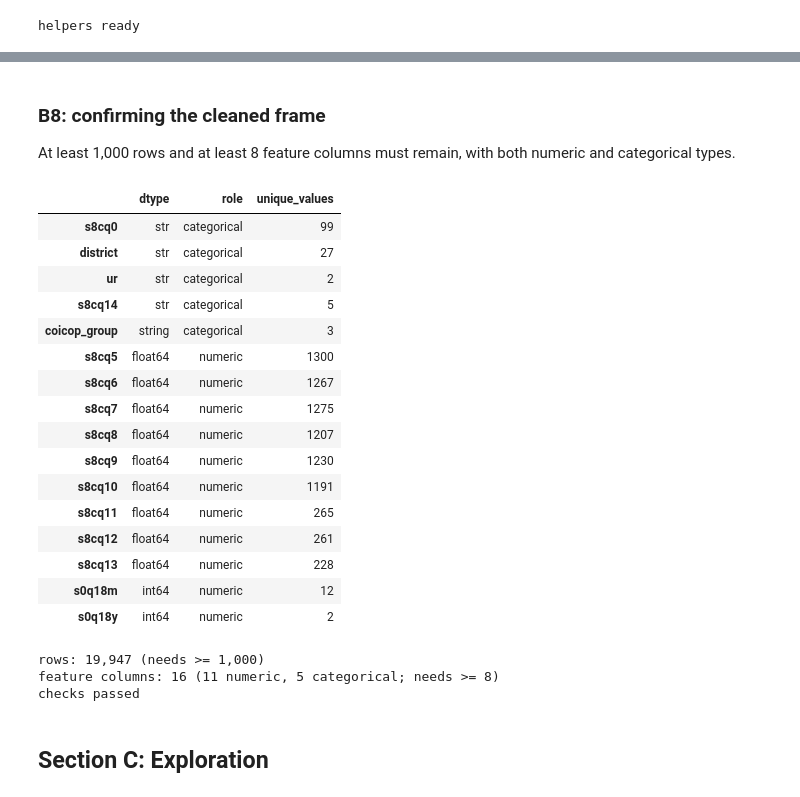
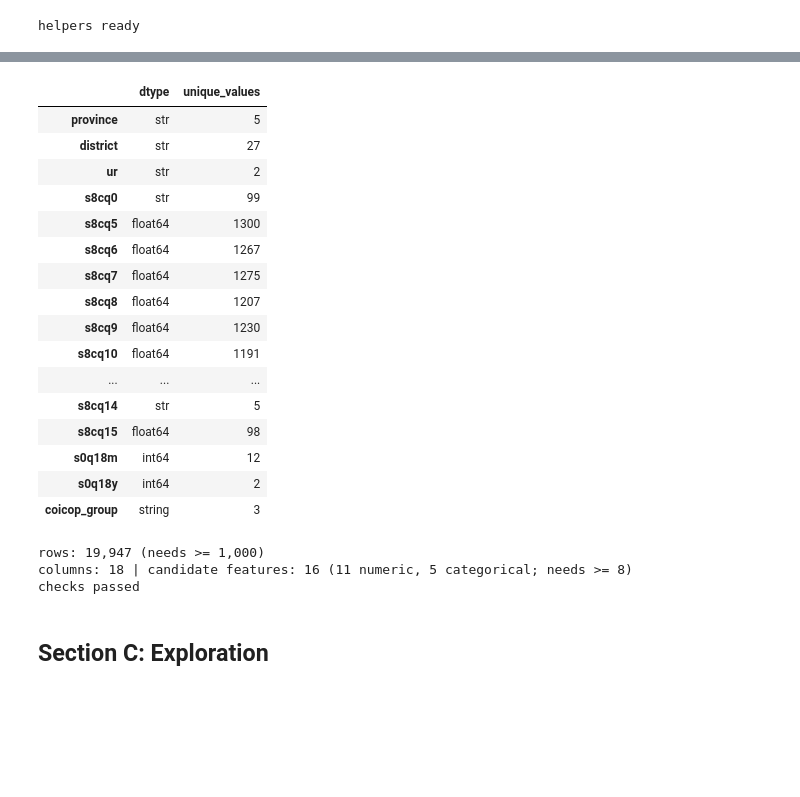
Before and after one commit to elkuradusenge/linear_regression_model, a Jupyter notebook: summative/linear_regression/multivariate.ipynb, the cells around one changed output, grey strips where cells are left out. Drawn from its saved outputs; the diff is of its cells as text; code cells hidden in the pictures; blank space fills up the shorter version.

```diff
--- a/summative/linear_regression/multivariate.ipynb
+++ b/summative/linear_regression/multivariate.ipynb
@@ -191,5 +266,5 @@ The decisions below are applied inside `load_clean()`. Each one is inspected fir
 # %%
-df = load_clean()
-print(f"rows: {len(df):,} | columns: {df.shape[1]}")
+df, household = load_clean()
+print(f"rows: {len(df):,} | candidate columns: {len(CANDIDATE_COLUMNS)} | households: {household.nunique():,}")
 df.head()
 # %% [output]
@@ -298,44 +425,40 @@ rows that report a quantity. Every input keeps its full meaning on those rows.
-# %% [markdown]
-### B8: confirming the cleaned frame
-
-At least 1,000 rows and at least 8 feature columns must remain, with both numeric and categorical types.
 # %%
-types = pd.DataFrame({
-    "dtype": [str(df[c].dtype) for c in FEATURE_COLUMNS],
-    "role": ["categorical" if c in CATEGORICAL_FEATURES else "numeric" for c in FEATURE_COLUMNS],
-    "unique_values": [int(df[c].nunique()) for c in FEATURE_COLUMNS],
-}, index=FEATURE_COLUMNS)
-display(types)
+checks = pd.DataFrame({
+    "dtype": df.dtypes.astype(str),
+    "unique_values": df.nunique(),
+})
+display(checks)
 
 assert len(df) >= 1000, "too few rows"
-assert len(FEATURE_COLUMNS) >= 8, "too few feature columns"
-assert df[NUMERIC_FEATURES].apply(pd.api.types.is_numeric_dtype).all(), "numeric dtype missing"
-assert df[CATEGORICAL_FEATURES].apply(pd.api.types.is_string_dtype).all(), "categorical dtype missing"
+assert len(CANDIDATE_COLUMNS) >= 8, "the candidate set no longer evidences the 8-feature rule"
+assert df[CANDIDATE_NUMERIC].apply(pd.api.types.is_numeric_dtype).all(), "numeric dtype missing"
+assert df[CANDIDATE_CATEGORICAL].apply(pd.api.types.is_string_dtype).all(), "categorical dtype missing"
+assert "key_17" not in df.columns, "the household id must never stay in the feature frame"
 
 print(f"rows: {len(df):,} (needs >= 1,000)")
-print(f"feature columns: {len(FEATURE_COLUMNS)} "
-      f"({len(NUMERIC_FEATURES)} numeric, {len(CATEGORICAL_FEATURES)} categorical; needs >= 8)")
+print(f"columns: {df.shape[1]} | candidate features: {len(CANDIDATE_COLUMNS)} "
+      f"({len(CANDIDATE_NUMERIC)} numeric, {len(CANDIDATE_CATEGORICAL)} categorical; needs >= 8)")
 print("checks passed")
 # %% [output]
-|  | dtype | role | unique_values |
-| s8cq0 | str | categorical | 99 |
-| district | str | categorical | 27 |
-| ur | str | categorical | 2 |
-| s8cq14 | str | categorical | 5 |
-| coicop_group | string | categorical | 3 |
-| s8cq5 | float64 | numeric | 1300 |
-| s8cq6 | float64 | numeric | 1267 |
-| s8cq7 | float64 | numeric | 1275 |
-| s8cq8 | float64 | numeric | 1207 |
-| s8cq9 | float64 | numeric | 1230 |
-| s8cq10 | float64 | numeric | 1191 |
-| s8cq11 | float64 | numeric | 265 |
-| s8cq12 | float64 | numeric | 261 |
-| s8cq13 | float64 | numeric | 228 |
-| s0q18m | int64 | numeric | 12 |
-| s0q18y | int64 | numeric | 2 |
+|  | dtype | unique_values |
+| province | str | 5 |
+| district | str | 27 |
+| ur | str | 2 |
+| s8cq0 | str | 99 |
+| s8cq5 | float64 | 1300 |
+| s8cq6 | float64 | 1267 |
+| s8cq7 | float64 | 1275 |
+| s8cq8 | float64 | 1207 |
+| s8cq9 | float64 | 1230 |
+| s8cq10 | float64 | 1191 |
+| ... | ... | ... |
+| s8cq14 | str | 5 |
+| s8cq15 | float64 | 98 |
+| s0q18m | int64 | 12 |
+| s0q18y | int64 | 2 |
+| coicop_group | string | 3 |
 rows: 19,947 (needs >= 1,000)
-feature columns: 16 (11 numeric, 5 categorical; needs >= 8)
+columns: 18 | candidate features: 16 (11 numeric, 5 categorical; needs >= 8)
 checks passed
 # %% [markdown]
 ## Section C: Exploration
```
Also changed, not shown: parts of 80 cells of this notebook, 15 other files.
